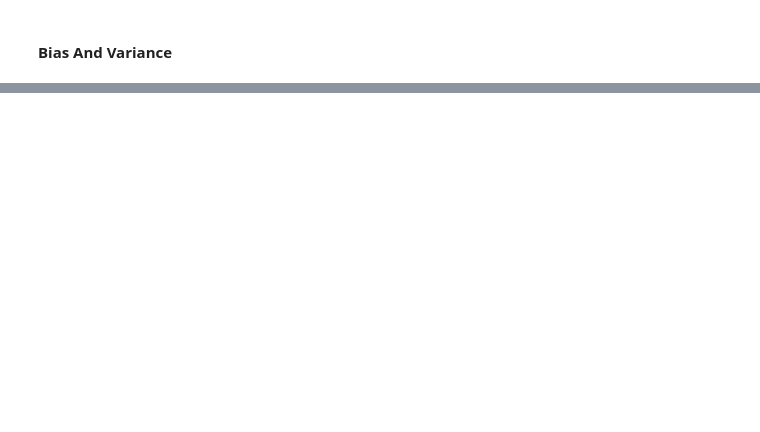
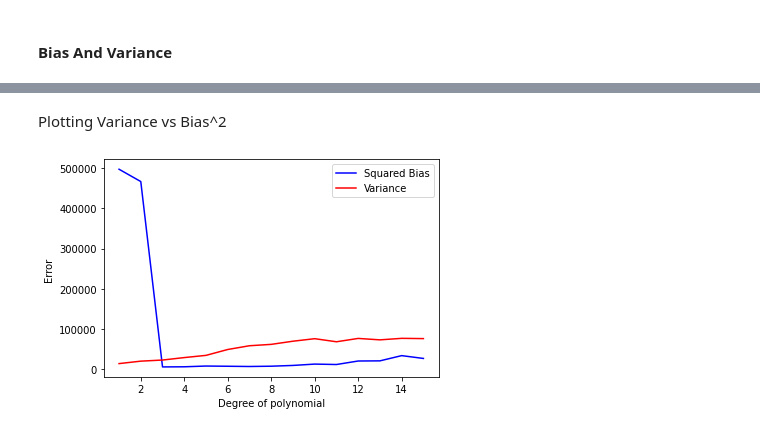
Before and after one commit to KarmanjyotSingh/MDL-1, a Jupyter notebook: notebook.ipynb, the cells around one changed output, grey strips where cells are left out. Saved outputs shown, nothing was run; the diff lists cells and outputs as text; code cells hidden in the pictures; blank space fills up the shorter version.

```diff
--- a/notebook.ipynb
+++ b/notebook.ipynb
@@ -217 +257,12 @@ print(tabulate({
 +----------+---------------------+---------------------+
+# %% [markdown]
+Plotting Variance vs Bias^2
+# %%
+plt.plot(range(1, 16), sq_bias, 'b', label='Squared Bias')
+plt.plot(range(1, 16), variance, 'r', label='Variance')
+plt.xlabel('Degree of polynomial')
+plt.ylabel('Error ')
+plt.legend()
+plt.show()
+# %% [output]
+[figure, added]
```
Also changed, not shown: parts of 9 cells of this notebook.
